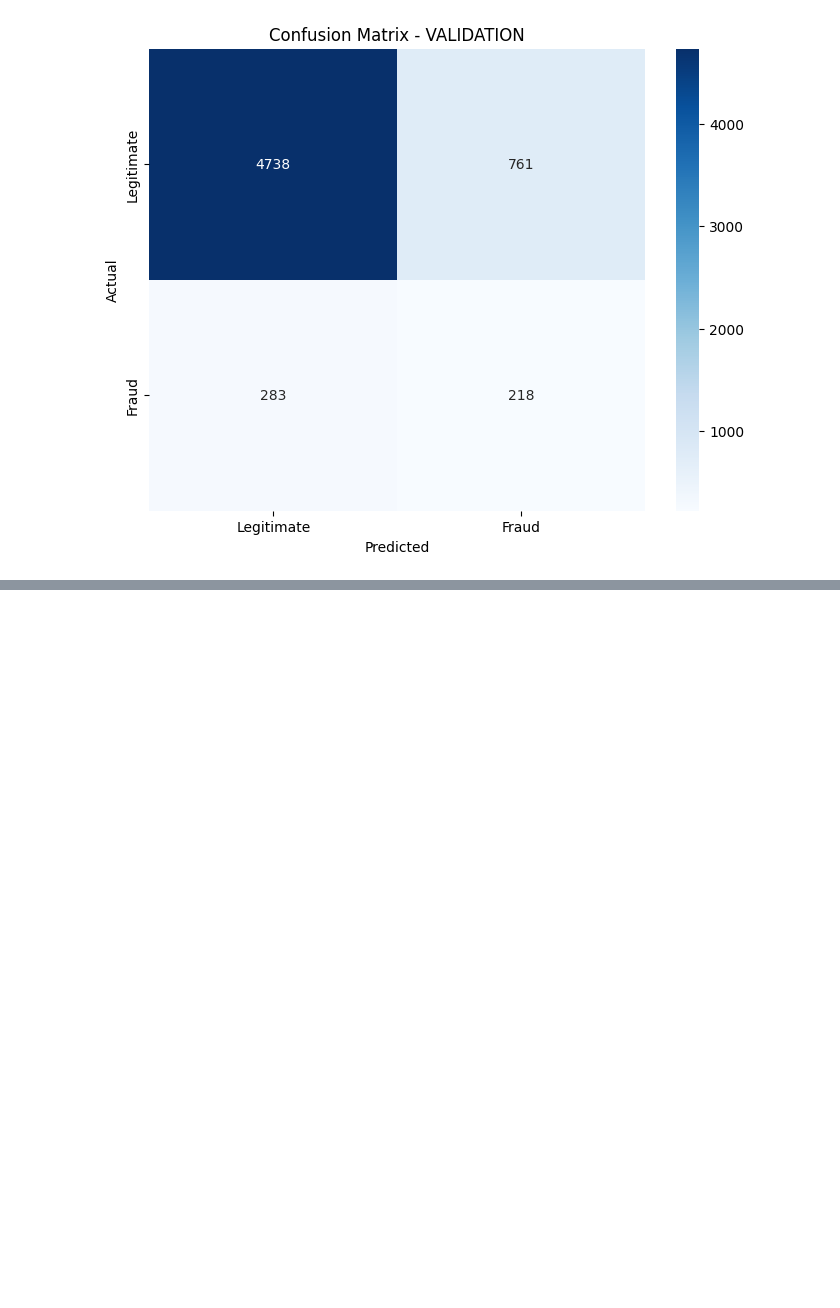
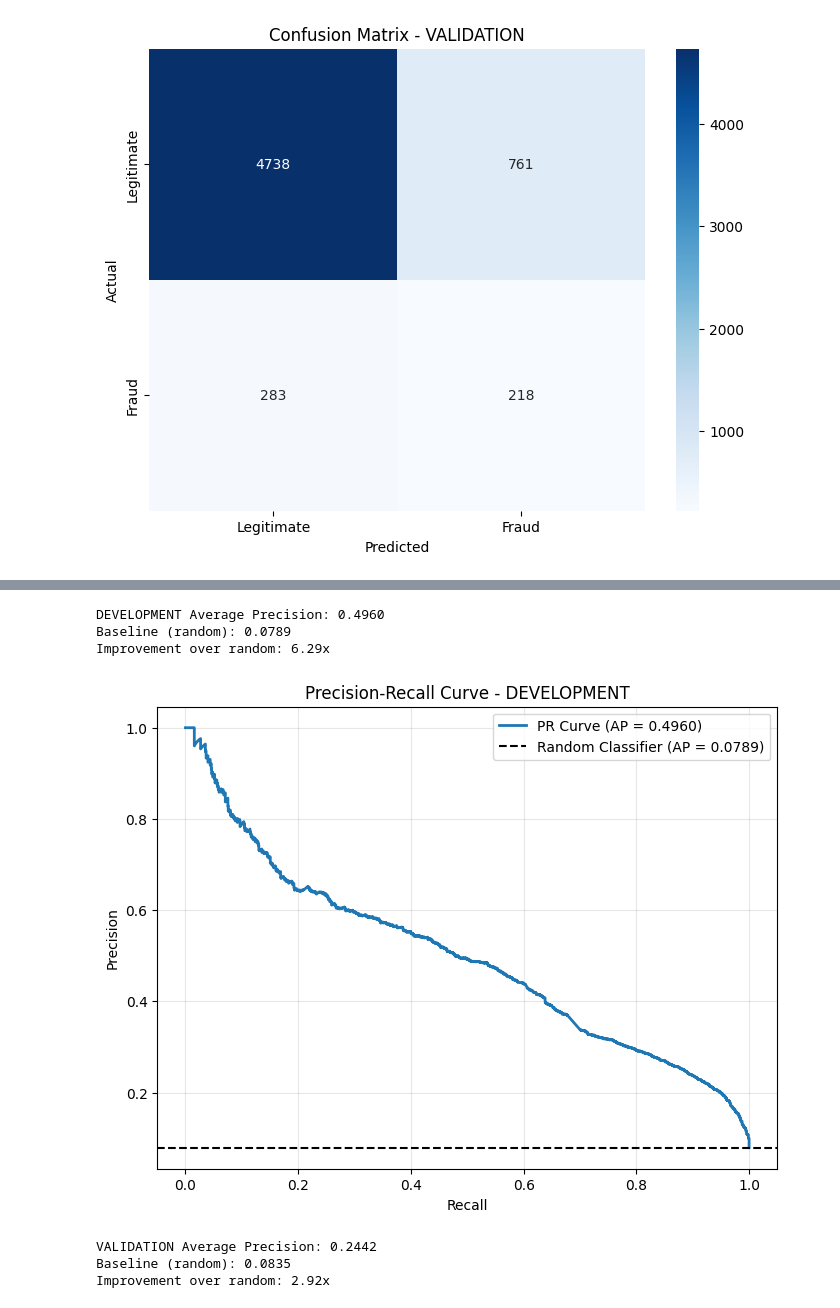
Before and after one commit to JohnnyWalker010/fraud_transaction_detection, a Jupyter notebook: fraud_transactions_detection.ipynb, the cells around one changed output, grey strips where cells are left out. Drawn from its saved outputs; the diff is of its cells as text; code cells hidden in the pictures; blank space fills up the shorter version.

```diff
--- a/fraud_transactions_detection.ipynb
+++ b/fraud_transactions_detection.ipynb
@@ -433,0 +456,37 @@ True Positives (Correctly identified fraud): 218
+# %%
+from sklearn.metrics import precision_recall_curve, average_precision_score
+
+def plot_precision_recall_curve(y_true, y_prob, dataset_name):
+    precision, recall, thresholds = precision_recall_curve(y_true, y_prob)
+    ap_score = average_precision_score(y_true, y_prob)
+
+    plt.figure(figsize=(8, 6))
+    plt.plot(recall, precision, linewidth=2, label=f'PR Curve (AP = {ap_score:.4f})')
+
+    # Add baseline (random classifier performance on imbalanced data)
+    baseline = sum(y_true) / len(y_true)
+    plt.axhline(y=baseline, color='k', linestyle='--',
+                label=f'Random Classifier (AP = {baseline:.4f})')
+
+    plt.xlabel('Recall')
+    plt.ylabel('Precision')
+    plt.title(f'Precision-Recall Curve - {dataset_name}')
+    plt.legend()
+    plt.grid(True, alpha=0.3)
+
+    print(f"{dataset_name} Average Precision: {ap_score:.4f}")
+    print(f"Baseline (random): {baseline:.4f}")
+    print(f"Improvement over random: {ap_score/baseline:.2f}x")
+
+    plt.show()
+
+plot_precision_recall_curve(y_dev, y_prob_dev, "DEVELOPMENT")
+plot_precision_recall_curve(y_valid, y_prob_valid, "VALIDATION")
+# %% [output]
+DEVELOPMENT Average Precision: 0.4960
+Baseline (random): 0.0789
+Improvement over random: 6.29x
+[figure, added]
+VALIDATION Average Precision: 0.2442
+Baseline (random): 0.0835
+Improvement over random: 2.92x
```
Also changed, not shown: parts of 5 cells of this notebook.
